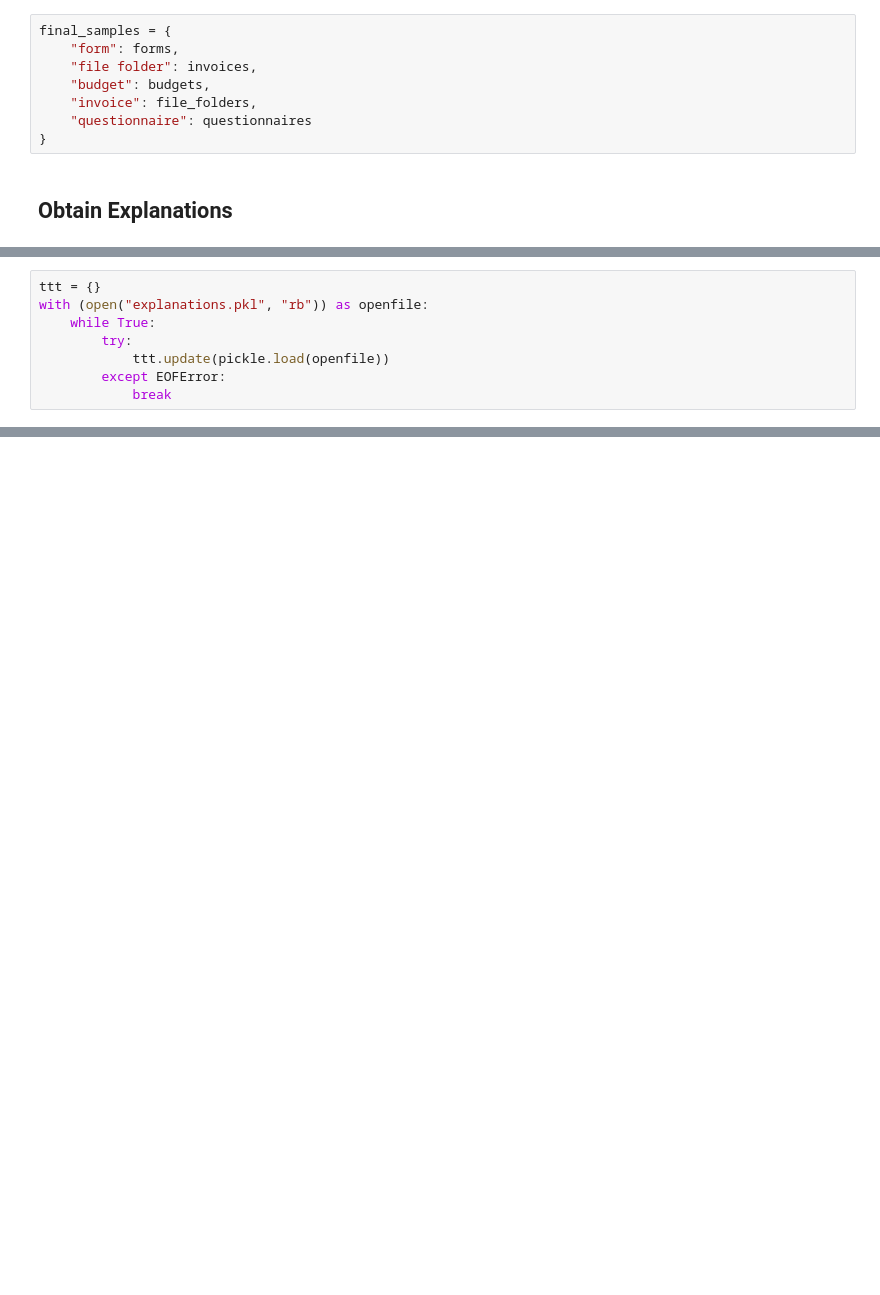
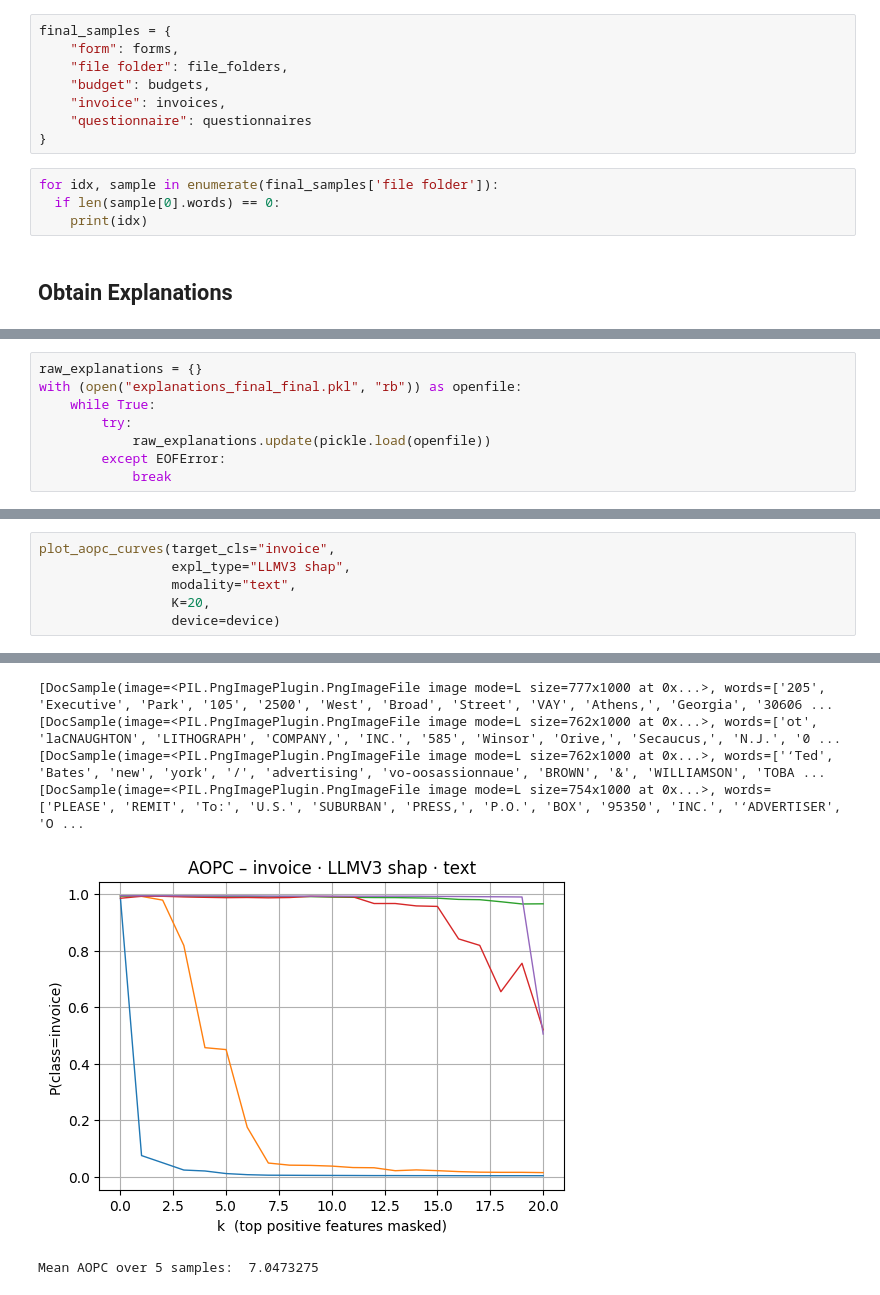
Before and after one commit to adamserag1/Interpretability-for-VRDU-models, a Jupyter notebook: experiments/THESE-DocClas-Global.ipynb, the cells around one changed output, grey strips where cells are left out. Drawn from its saved outputs; the diff is of its cells as text; blank space fills up the shorter version.

```diff
--- a/experiments/THESE-DocClas-Global.ipynb
+++ b/experiments/THESE-DocClas-Global.ipynb
@@ -291,11 +308,15 @@ assert check_incorrect('questionnaire', questionnaires)
 # %%
 final_samples = {
     "form": forms,
-    "file folder": invoices,
+    "file folder": file_folders,
     "budget": budgets,
-    "invoice": file_folders,
+    "invoice": invoices,
     "questionnaire": questionnaires
 }
+# %%
+for idx, sample in enumerate(final_samples['file folder']):
+  if len(sample[0].words) == 0:
+    print(idx)
 # %% [markdown]
 ## Obtain Explanations
 # %%
@@ -373,8 +442,0 @@ form_explanations = obtain_explanations(explainers['questionnaire'][0], explaine
-# %%
-ttt = {}
-with (open("explanations.pkl", "rb")) as openfile:
-    while True:
-        try:
-            ttt.update(pickle.load(openfile))
-        except EOFError:
-            break
@@ -400,0 +445,8 @@ array([[[ 7.68571482e-01, -8.26928900e-03, -4.64106961e-02,
+# %%
+raw_explanations = {}
+with (open("explanations_final_final.pkl", "rb")) as openfile:
+    while True:
+        try:
+            raw_explanations.update(pickle.load(openfile))
+        except EOFError:
+            break
@@ -400,0 +711,7 @@ array([[[ 7.68571482e-01, -8.26928900e-03, -4.64106961e-02,
+# %%
+plot_aopc_curves(target_cls="invoice",
+                 expl_type="LLMV3 shap",
+                 modality="text",
+                 K=20,
+                 device=device)
+# %% [output]
@@ -400,0 +719,6 @@ array([[[ 7.68571482e-01, -8.26928900e-03, -4.64106961e-02,
+[DocSample(image=<PIL.PngImagePlugin.PngImageFile image mode=L size=777x1000 at 0x...>, words=['205', 'Executive', 'Park', '105', '2500', 'West', 'Broad', 'Street', 'VAY', 'Athens,', 'Georgia', '30606 ...
+[DocSample(image=<PIL.PngImagePlugin.PngImageFile image mode=L size=762x1000 at 0x...>, words=['ot', 'laCNAUGHTON', 'LITHOGRAPH', 'COMPANY,', 'INC.', '585', 'Winsor', 'Orive,', 'Secaucus,', 'N.J.', '0 ...
+[DocSample(image=<PIL.PngImagePlugin.PngImageFile image mode=L size=762x1000 at 0x...>, words=['‘Ted', 'Bates', 'new', 'york', '/', 'advertising', 'vo-oosassionnaue', 'BROWN', '&', 'WILLIAMSON', 'TOBA ...
+[DocSample(image=<PIL.PngImagePlugin.PngImageFile image mode=L size=754x1000 at 0x...>, words=['PLEASE', 'REMIT', 'To:', 'U.S.', 'SUBURBAN', 'PRESS,', 'P.O.', 'BOX', '95350', 'INC.', '‘ADVERTISER', 'O ...
+[figure, added]
+Mean AOPC over 5 samples:  7.0473275
```
Also changed, not shown: parts of 24 cells of this notebook.
